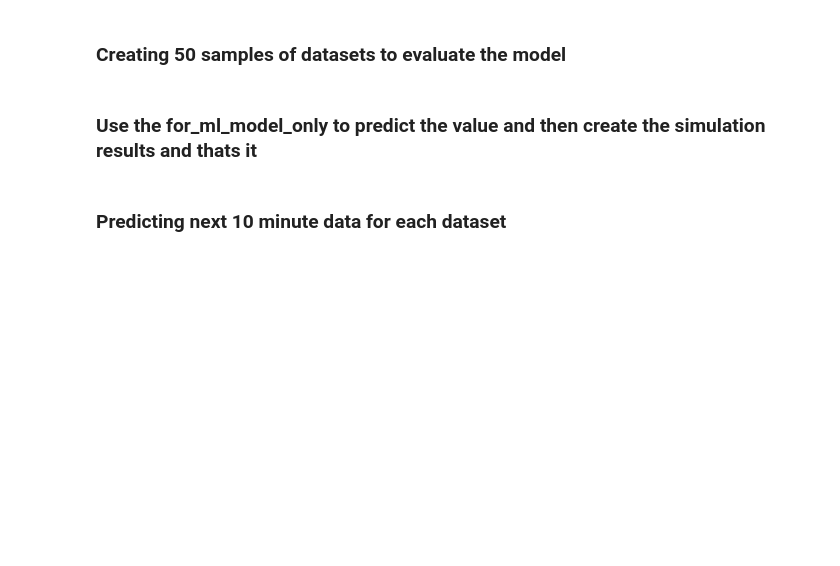
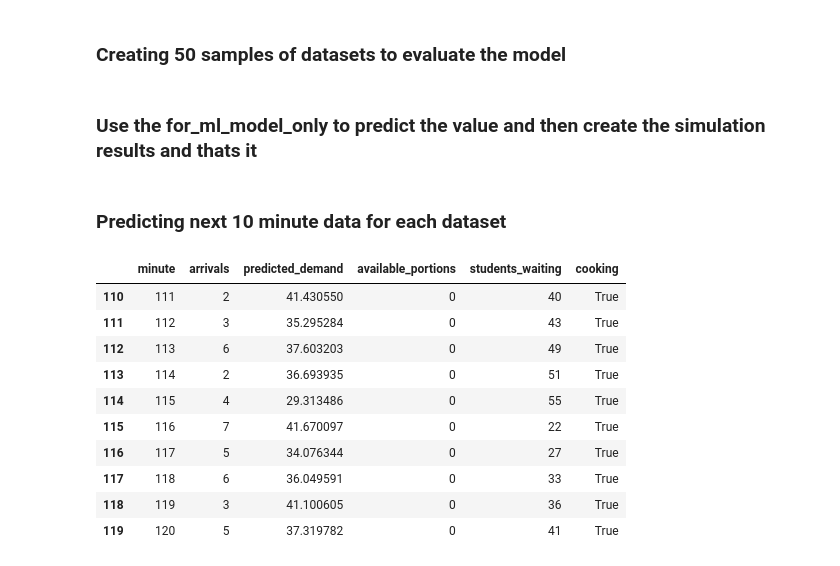
Before and after one commit to suzaladhikari/cafeteria_simulation, a Jupyter notebook: machinelearningsim.ipynb, the cells around one changed output. Saved outputs shown, nothing was run; the diff lists cells and outputs as text; code cells hidden in the pictures; blank space fills up the shorter version.

```diff
--- a/machinelearningsim.ipynb
+++ b/machinelearningsim.ipynb
@@ -364,0 +373,14 @@ for each_dataset in for_ml_model_only:
+# %%
+result.tail(10)
+# %% [output]
+|  | minute | arrivals | predicted_demand | available_portions | students_waiting | cooking |
+| 110 | 111 | 2 | 41.430550 | 0 | 40 | True |
+| 111 | 112 | 3 | 35.295284 | 0 | 43 | True |
+| 112 | 113 | 6 | 37.603203 | 0 | 49 | True |
+| 113 | 114 | 2 | 36.693935 | 0 | 51 | True |
+| 114 | 115 | 4 | 29.313486 | 0 | 55 | True |
+| 115 | 116 | 7 | 41.670097 | 0 | 22 | True |
+| 116 | 117 | 5 | 34.076344 | 0 | 27 | True |
+| 117 | 118 | 6 | 36.049591 | 0 | 33 | True |
+| 118 | 119 | 3 | 41.100605 | 0 | 36 | True |
+| 119 | 120 | 5 | 37.319782 | 0 | 41 | True |
```
Also changed, not shown: parts of 6 cells of this notebook.
